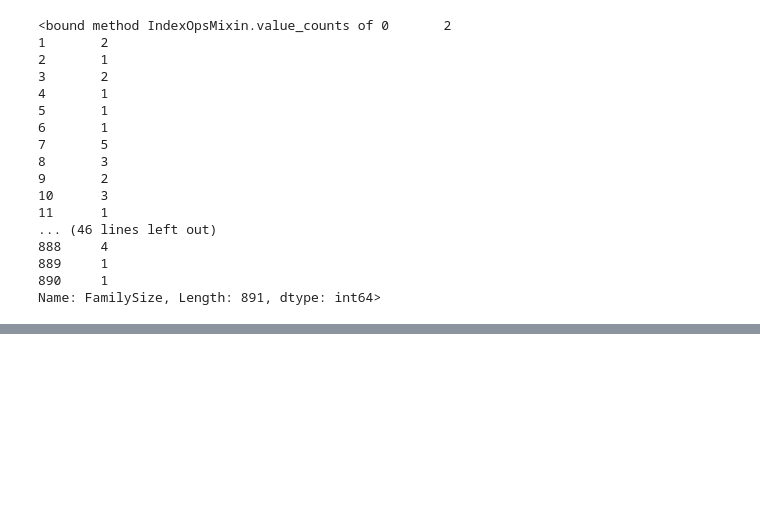
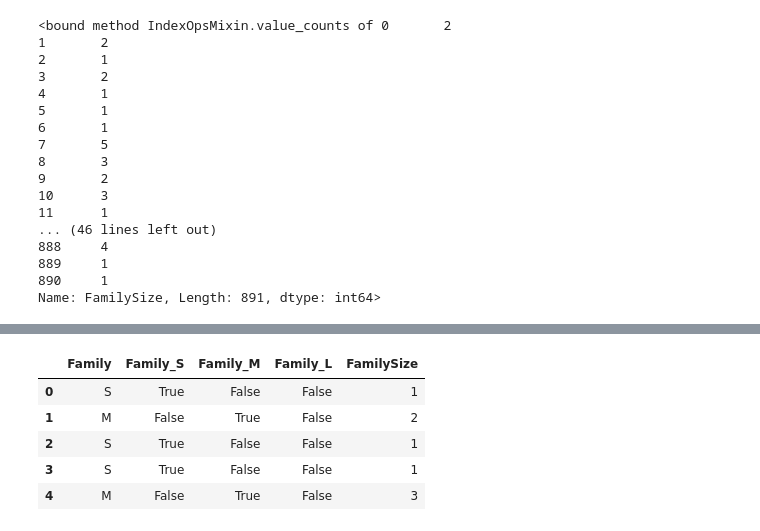
Before and after one commit to seoyeongsong/Titanic, a Jupyter notebook: Decision Tree.ipynb, the cells around one changed output, grey strips where cells are left out. Cells and saved outputs as stored; diff of their text form; code cells hidden in the pictures; blank space fills up the shorter version.

```diff
--- a/Decision Tree.ipynb
+++ b/Decision Tree.ipynb
@@ -215,0 +243,6 @@ Name: FamilySize, Length: 891, dtype: int64>
+# %%
+test['FamilySize'] = test['SibSp'] + test['Parch'] + 1
+test['Family'] = test['FamilySize']
+test.loc[test['FamilySize'] == 1, 'Family'] = 'S'
+test.loc[(test['FamilySize'] >1) & (test['FamilySize'] < 4), 'Family'] = 'M'
+test.loc[test['FamilySize'] > 4, 'Family'] = 'L'
@@ -215,0 +258,13 @@ Name: FamilySize, Length: 891, dtype: int64>
+# %%
+test['Family_S'] = test['Family'] == "S"
+test['Family_M'] = test['Family'] == "M"
+test['Family_L'] = test['Family'] == "L"
+# %%
+test[['Family', 'Family_S', 'Family_M', 'Family_L', 'FamilySize']].head()
+# %% [output]
+|  | Family | Family_S | Family_M | Family_L | FamilySize |
+| 0 | S | True | False | False | 1 |
+| 1 | M | False | True | False | 2 |
+| 2 | S | True | False | False | 1 |
+| 3 | S | True | False | False | 1 |
+| 4 | M | False | True | False | 3 |
```
Also changed, not shown: parts of 25 cells of this notebook, 1 other file.
